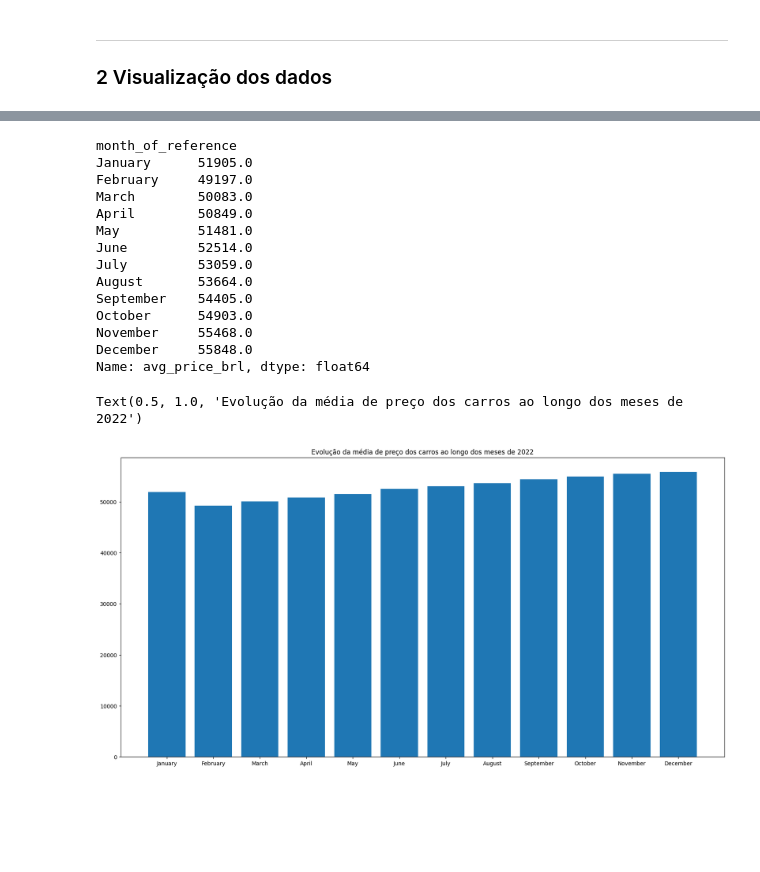
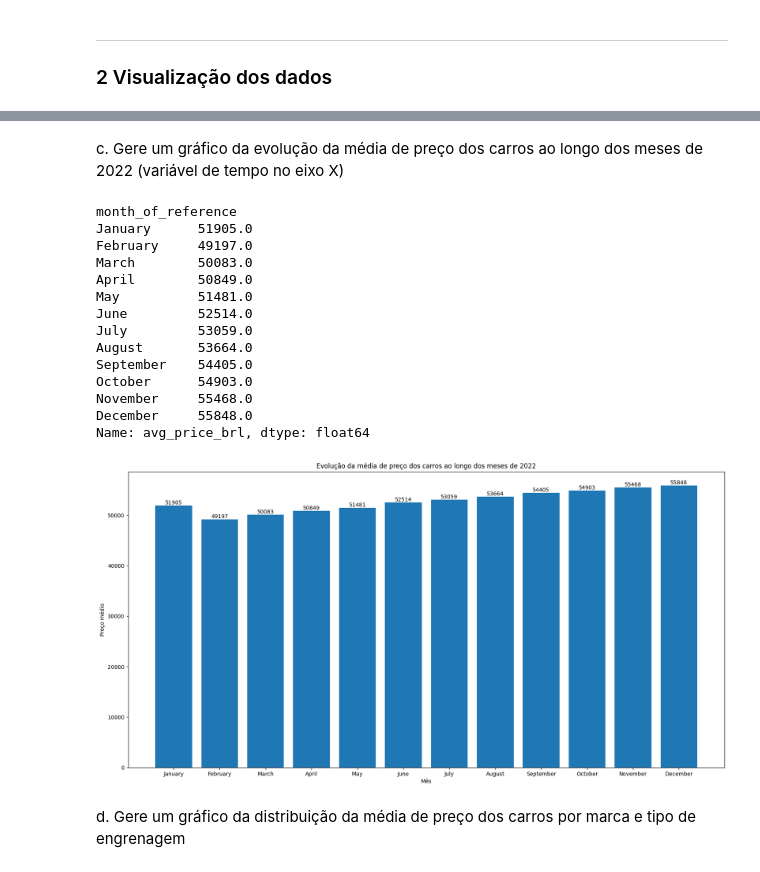
Before and after one commit to raraujor/iaaap-ufpr-iaa0002, a Jupyter notebook: IAA002 - LPA - Trabalho.ipynb, the cells around one changed output, grey strips where cells are left out. Drawn from its saved outputs; the diff is of its cells as text; code cells hidden in the pictures; blank space fills up the shorter version.

```diff
--- a/IAA002 - LPA - Trabalho.ipynb
+++ b/IAA002 - LPA - Trabalho.ipynb
@@ -174,32 +185,36 @@ Name: count, dtype: int64
 [figure]
+# %% [markdown]
+c. Gere um gráfico da evolução da média de preço dos carros ao longo dos meses de 2022 (variável de tempo no eixo X)
 # %%
-# Gere um gráfico da evolução da média de preço dos carros ao longo dos meses de 2022 (variável de tempo no eixo X)
-media_preco_carro = precos_carros_df.groupby(['month_of_reference'])['avg_price_brl'].mean().round(0)
+media_preco_mes = precos_carros_df.groupby(['month_of_reference'])['avg_price_brl'].mean().round(0)
 ordem_meses = [
     "January", "February", "March", "April", "May", "June",
     "July", "August", "September", "October", "November", "December"
 ]
-media_preco_carro = media_preco_carro.reindex(ordem_meses)
-print(media_preco_carro)
+media_preco_mes = media_preco_mes.reindex(ordem_meses)
+print(media_preco_mes)
 plt.figure(figsize=(20,10))
-grafico_media_preco = plt.bar(media_preco_carro.index, media_preco_carro.values)
+grafico_media_preco = plt.bar(media_preco_mes.index, media_preco_mes.values)
 plt.title('Evolução da média de preço dos carros ao longo dos meses de 2022')
 plt.xlabel('Mês')
-plt.ylabel('Média de preço')
+plt.ylabel('Preço médio')
+plt.bar_label(grafico_media_preco, size=10)
+plt.show()
 # %% [output]
 month_of_reference
 January      51905.0
 February     49197.0
 March        50083.0
 April        50849.0
 May          51481.0
 June         52514.0
 July         53059.0
 August       53664.0
 September    54405.0
 October      54903.0
 November     55468.0
 December     55848.0
 Name: avg_price_brl, dtype: float64
-Text(0.5, 1.0, 'Evolução da média de preço dos carros ao longo dos meses de 2022')
-[figure, old version]
+[figure, new version]
+# %% [markdown]
+d. Gere um gráfico da distribuição da média de preço dos carros por marca e tipo de engrenagem
```
Also changed, not shown: parts of 74 cells of this notebook, 1 other file.
